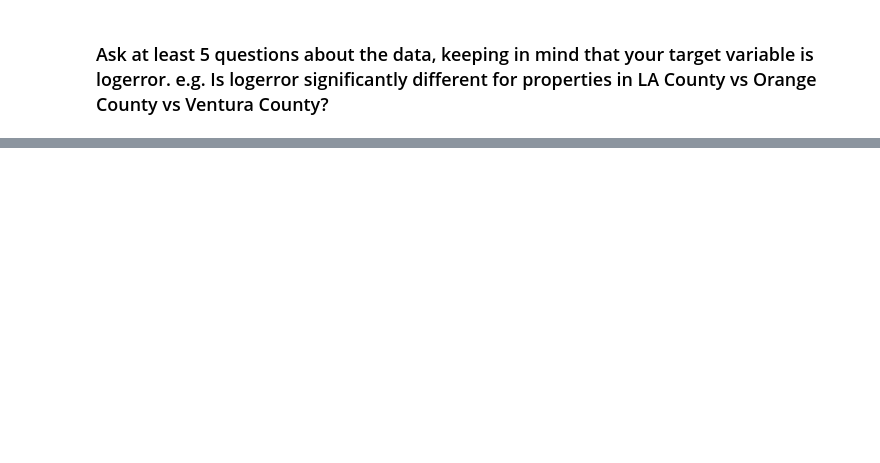
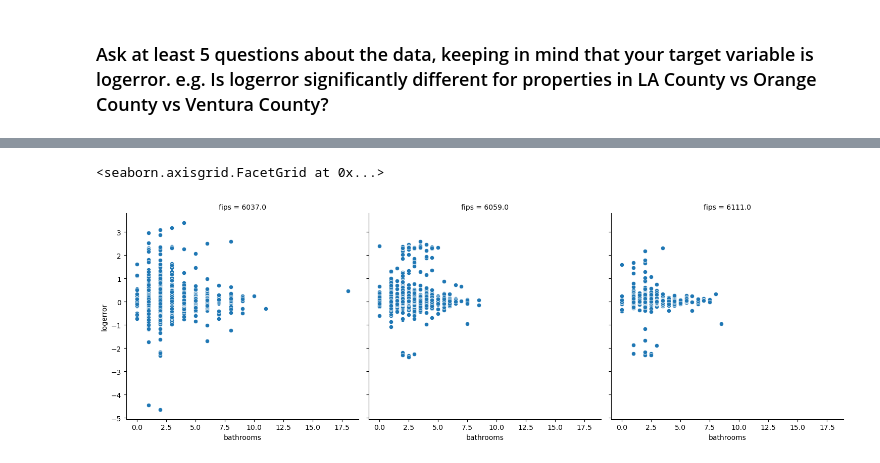
Before and after one commit to Adam-Harris87/clustering-exercises, a Jupyter notebook: explore_zillow.ipynb, the cells around one changed output, grey strips where cells are left out. Cells and saved outputs as stored; diff of their text form; code cells hidden in the pictures; blank space fills up the shorter version.

```diff
--- a/explore_zillow.ipynb
+++ b/explore_zillow.ipynb
@@ -52,0 +123,5 @@ df
+# %%
+sns.relplot(data=train, x='bathrooms',y='logerror', col='fips')
+# %% [output]
+<seaborn.axisgrid.FacetGrid at 0x...>
+[figure, added]
```
Also changed, not shown: parts of 52 cells of this notebook, 2 other files.
